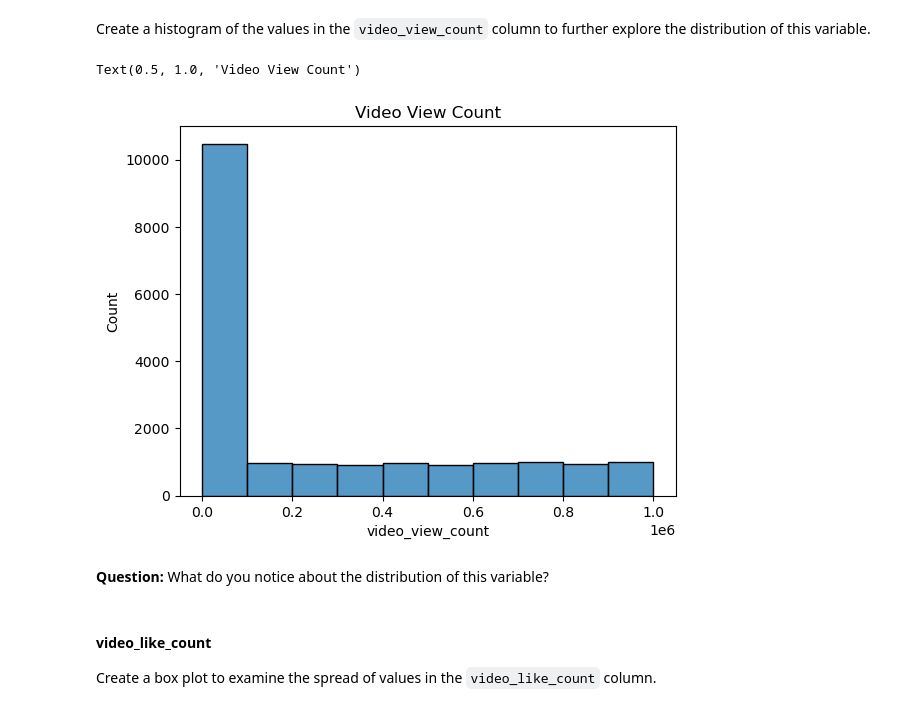
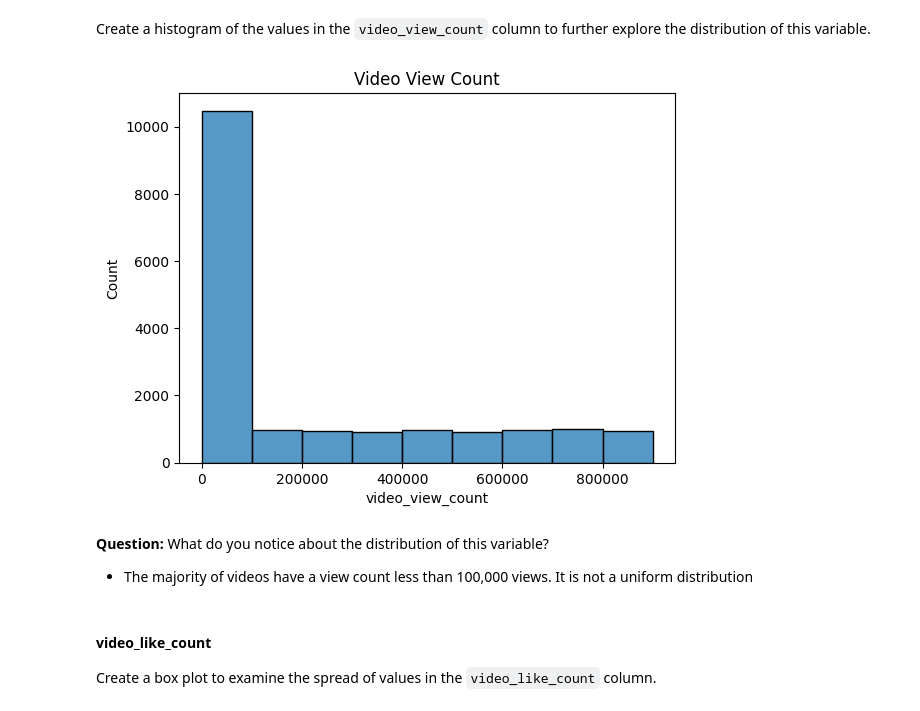
Before and after one commit to ItsAlValenci/TikTok_Case, a Jupyter notebook: EDA Tiktok case/Activity_Course 3 TikTok project lab.ipynb, the cells around one changed output. Cells and saved outputs as stored; diff of their text form; code cells hidden in the pictures.

```diff
--- a/EDA Tiktok case/Activity_Course 3 TikTok project lab.ipynb
+++ b/EDA Tiktok case/Activity_Course 3 TikTok project lab.ipynb
@@ -249,14 +259,15 @@ Create a histogram of the values in the `video_view_count` column to further exp
 # %%
 # Create a histogram
 ### YOUR CODE HERE ###
 
-sns.histplot (x= data["video_view_count"],bins=range(0,(10**6+1),10**5)) #counts of 100k
+sns.histplot (x= data["video_view_count"],bins=range(0,(10**6),10**5)) #counts of 100k
 plt.title("Video View Count");
 # %% [output]
-Text(0.5, 1.0, 'Video View Count')
-[figure, old version]
+[figure, new version]
 # %% [markdown]
 **Question:** What do you notice about the distribution of this variable?
+
+* The majority of videos have a view count less than 100,000 views. It is not a uniform distribution
 # %% [markdown]
 #### **video_like_count**
 
```
Also changed, not shown: parts of 20 cells of this notebook.
